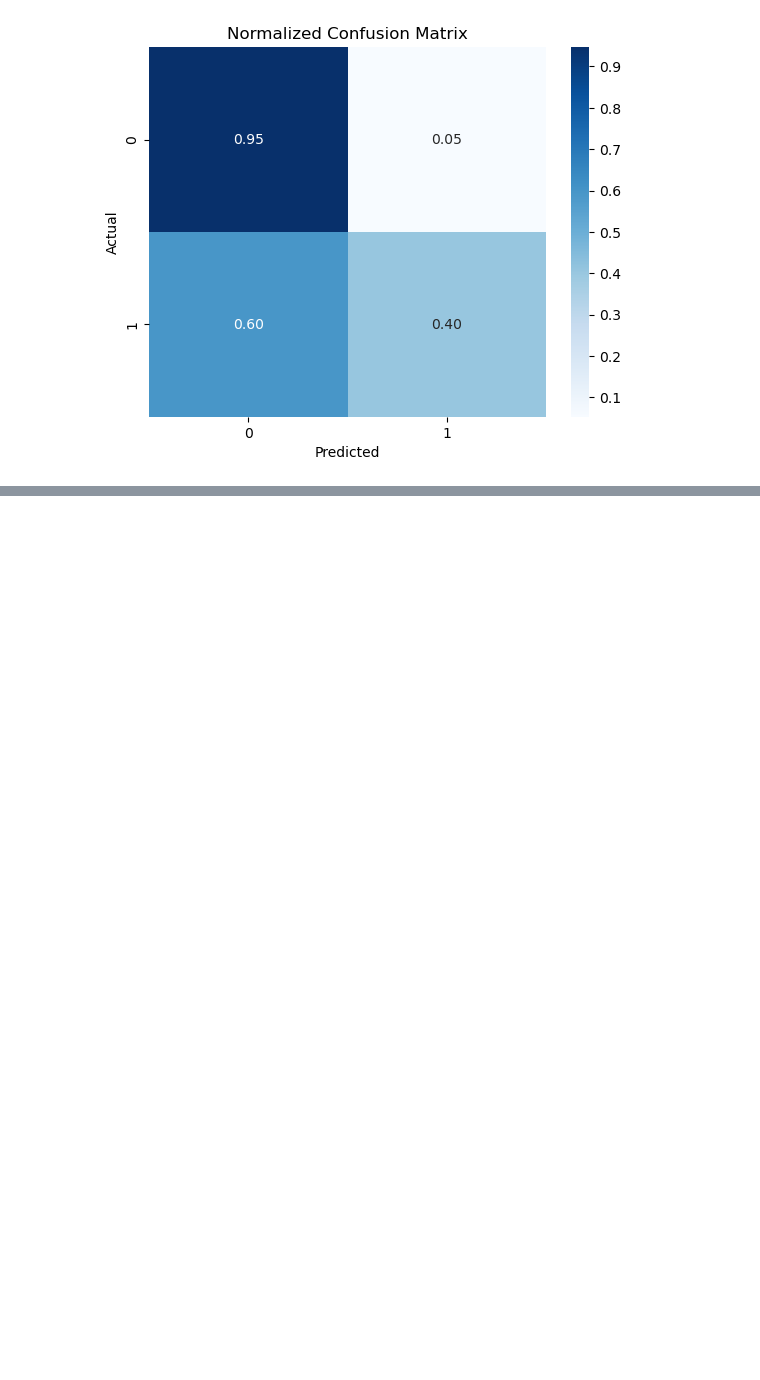
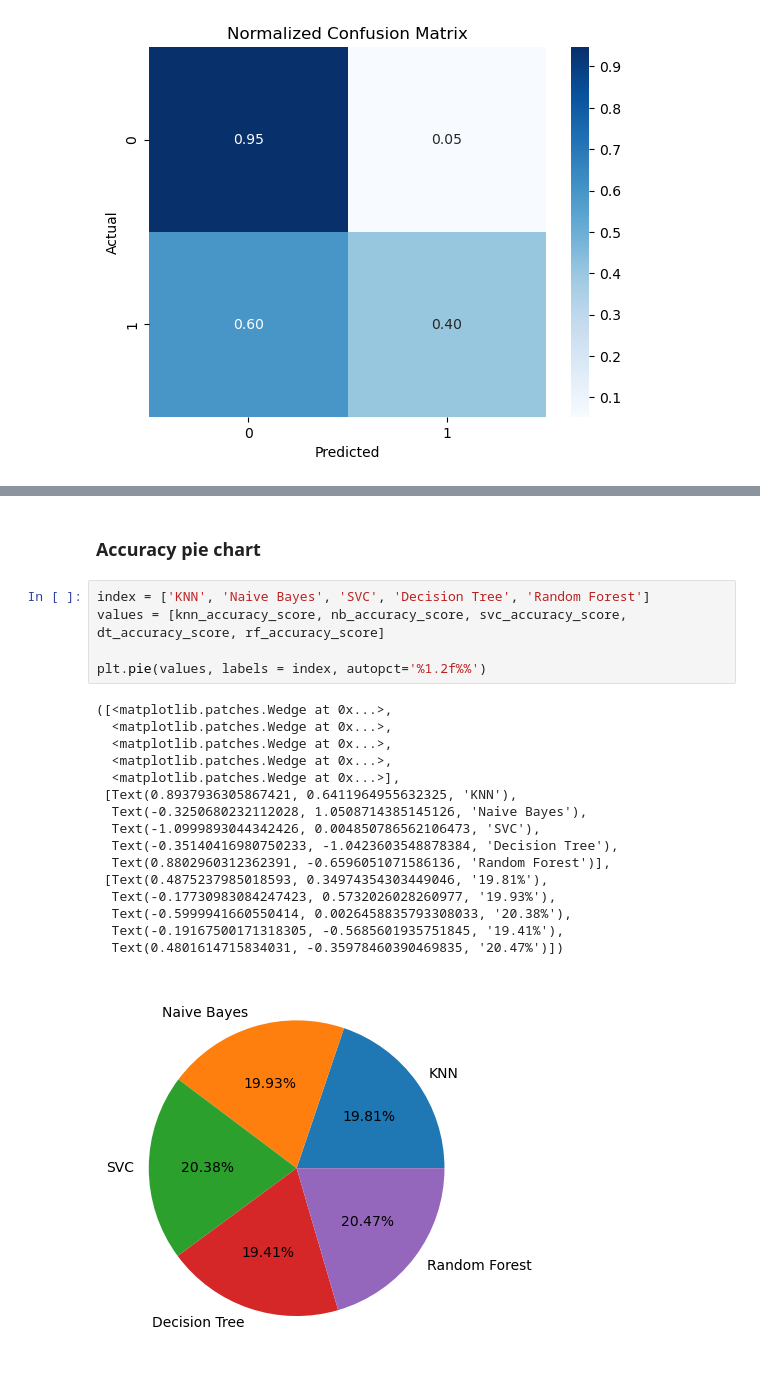
Before and after one commit to Azri-Muhsin/FDM-mini-project-y3s1, a Jupyter notebook: classifier-comparison.ipynb, the cells around one changed output, grey strips where cells are left out. Drawn from its saved outputs; the diff is of its cells as text; blank space fills up the shorter version.

```diff
--- a/classifier-comparison.ipynb
+++ b/classifier-comparison.ipynb
@@ -450,0 +491,24 @@ plt.show()
+# %% [markdown]
+### Accuracy pie chart
+# %%
+index = ['KNN', 'Naive Bayes', 'SVC', 'Decision Tree', 'Random Forest']
+values = [knn_accuracy_score, nb_accuracy_score, svc_accuracy_score, dt_accuracy_score, rf_accuracy_score]
+
+plt.pie(values, labels = index, autopct='%1.2f%%')
+# %% [output]
+([<matplotlib.patches.Wedge at 0x...>,
+  <matplotlib.patches.Wedge at 0x...>,
+  <matplotlib.patches.Wedge at 0x...>,
+  <matplotlib.patches.Wedge at 0x...>,
+  <matplotlib.patches.Wedge at 0x...>],
+ [Text(0.8937936305867421, 0.6411964955632325, 'KNN'),
+  Text(-0.3250680232112028, 1.0508714385145126, 'Naive Bayes'),
+  Text(-1.0999893044342426, 0.004850786562106473, 'SVC'),
+  Text(-0.35140416980750233, -1.0423603548878384, 'Decision Tree'),
+  Text(0.8802960312362391, -0.6596051071586136, 'Random Forest')],
+ [Text(0.4875237985018593, 0.34974354303449046, '19.81%'),
+  Text(-0.17730983084247423, 0.5732026028260977, '19.93%'),
+  Text(-0.5999941660550414, 0.0026458835793308033, '20.38%'),
+  Text(-0.19167500171318305, -0.5685601935751845, '19.41%'),
+  Text(0.4801614715834031, -0.35978460390469835, '20.47%')])
+[figure, added]
```
Also changed, not shown: parts of 31 cells of this notebook.
